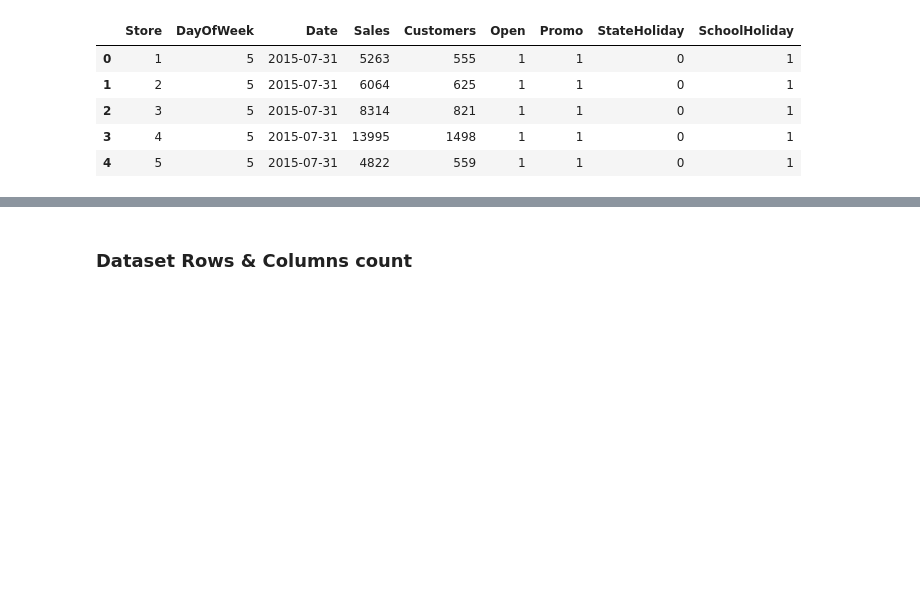
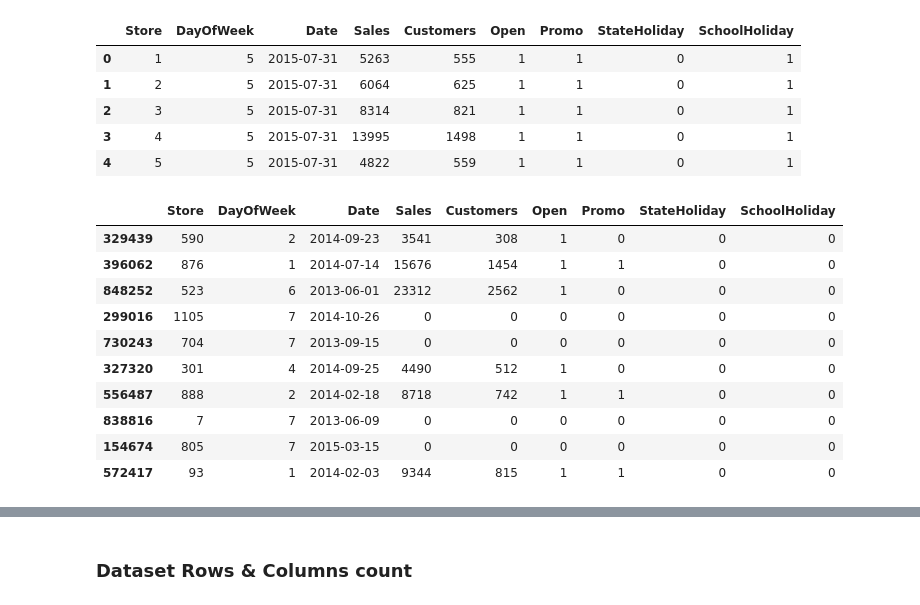
Before and after one commit to Jassibro/Regression-Project, a Jupyter notebook: Retail_Sales_Prediction.ipynb, the cells around one changed output, grey strips where cells are left out. Drawn from its saved outputs; the diff is of its cells as text; code cells hidden in the pictures; blank space fills up the shorter version.

```diff
--- a/Retail_Sales_Prediction.ipynb
+++ b/Retail_Sales_Prediction.ipynb
@@ -106,6 +54,20 @@ rossman_store.head()
 | 2 | 3 | 5 | 2015-07-31 | 8314 | 821 | 1 | 1 | 0 | 1 |
 | 3 | 4 | 5 | 2015-07-31 | 13995 | 1498 | 1 | 1 | 0 | 1 |
 | 4 | 5 | 5 | 2015-07-31 | 4822 | 559 | 1 | 1 | 0 | 1 |
+# %%
+rossman_store.sample(10)
+# %% [output]
+|  | Store | DayOfWeek | Date | Sales | Customers | Open | Promo | StateHoliday | SchoolHoliday |
+| 329439 | 590 | 2 | 2014-09-23 | 3541 | 308 | 1 | 0 | 0 | 0 |
+| 396062 | 876 | 1 | 2014-07-14 | 15676 | 1454 | 1 | 1 | 0 | 0 |
+| 848252 | 523 | 6 | 2013-06-01 | 23312 | 2562 | 1 | 0 | 0 | 0 |
+| 299016 | 1105 | 7 | 2014-10-26 | 0 | 0 | 0 | 0 | 0 | 0 |
+| 730243 | 704 | 7 | 2013-09-15 | 0 | 0 | 0 | 0 | 0 | 0 |
+| 327320 | 301 | 4 | 2014-09-25 | 4490 | 512 | 1 | 0 | 0 | 0 |
+| 556487 | 888 | 2 | 2014-02-18 | 8718 | 742 | 1 | 1 | 0 | 0 |
+| 838816 | 7 | 7 | 2013-06-09 | 0 | 0 | 0 | 0 | 0 | 0 |
+| 154674 | 805 | 7 | 2015-03-15 | 0 | 0 | 0 | 0 | 0 | 0 |
+| 572417 | 93 | 1 | 2014-02-03 | 9344 | 815 | 1 | 1 | 0 | 0 |
 # %%
 # Dataset First Look
 store.head()
```
Also changed, not shown: parts of 14 cells of this notebook.
